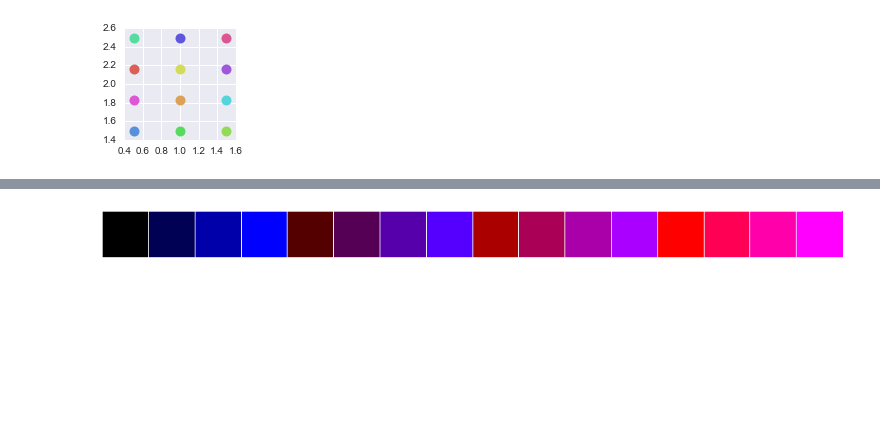
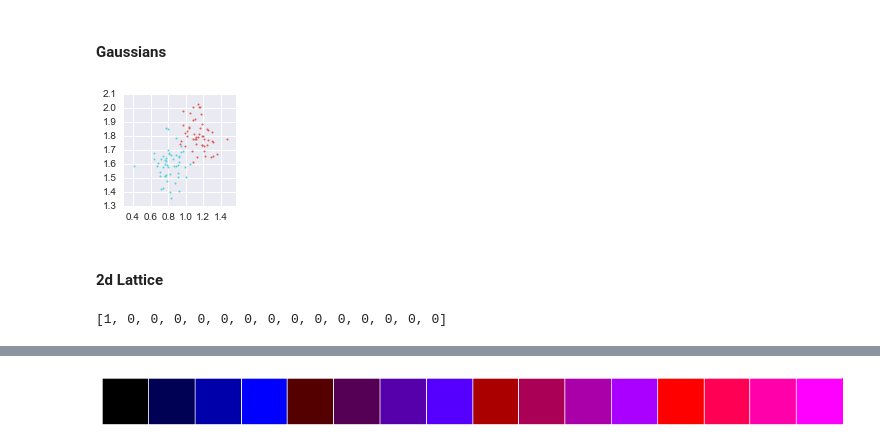
Before and after one commit to tp-nscan/SharedIpynb, a Jupyter notebook: GaussianHd.ipynb, the cells around one changed output, grey strips where cells are left out. Saved outputs shown, nothing was run; the diff lists cells and outputs as text; code cells hidden in the pictures; blank space fills up the shorter version.

```diff
--- a/GaussianHd.ipynb
+++ b/GaussianHd.ipynb
@@ -11,8 +12,18 @@ import Utils.TaggedRowVecs as trv
 import Utils.TrvPlot as trvPlt
 np.core.arrayprint._line_width = 160
 %matplotlib inline
-# %%
-l2 = trv.d2Lattice(steps1=3, steps2=4)
-resl2 = trvPlt.PlotTrvs(l2, figsize=(2,2))
-# %% [output]
-[figure, removed]
+# %% [markdown]
+#### Gaussians
+# %%
+q = trv.Gaussians()
+tcvG = trv.Gaussians(center=q,
+                     num_points=50,
+                     covMatrix=np.matrix(np.diag([.01] * 2)))
+resG = trvPlt.PlotTrvs(tcvG,
+                       figsize=(2,2),
+                       markersize=2,
+                       tag_extractor=lambda x: x[0])
+# %% [output]
+[figure, added]
+# %% [markdown]
+#### 2d Lattice
@@ -18,0 +35,4 @@ resl2 = trvPlt.PlotTrvs(l2, figsize=(2,2))
+# %%
+[1] + [0] *(dim -1)
+# %% [output]
+[1, 0, 0, 0, 0, 0, 0, 0, 0, 0, 0, 0, 0, 0, 0]
```
Also changed, not shown: parts of 13 cells of this notebook, 3 other files.
